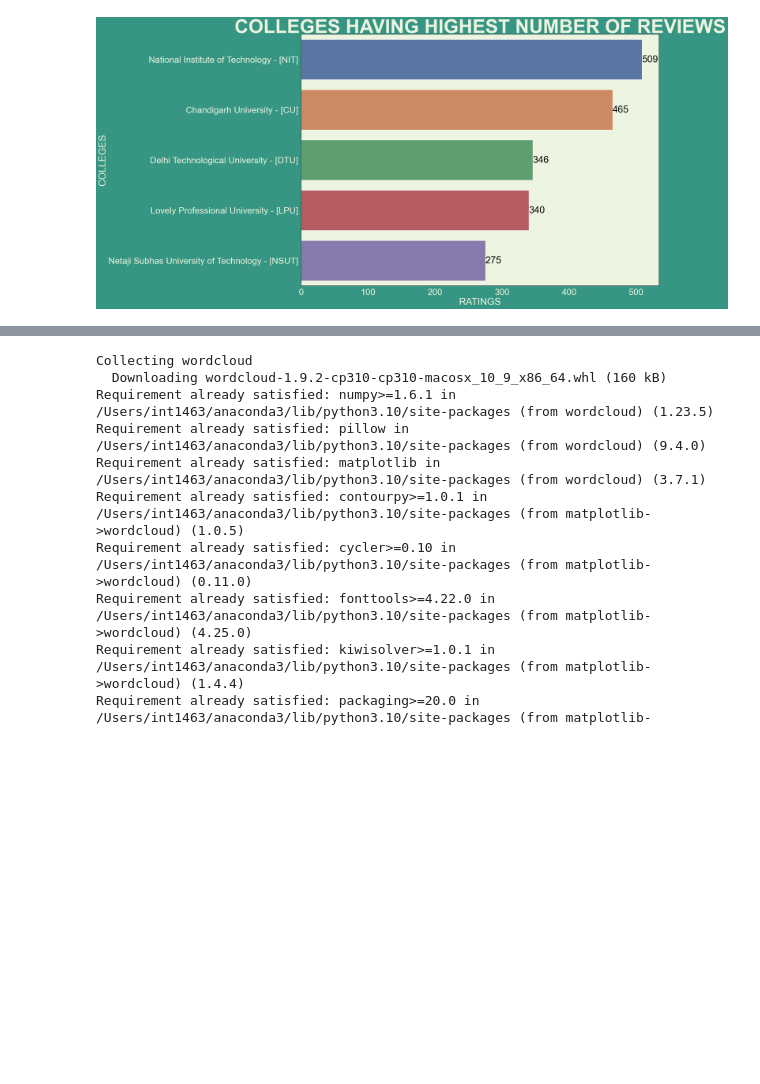
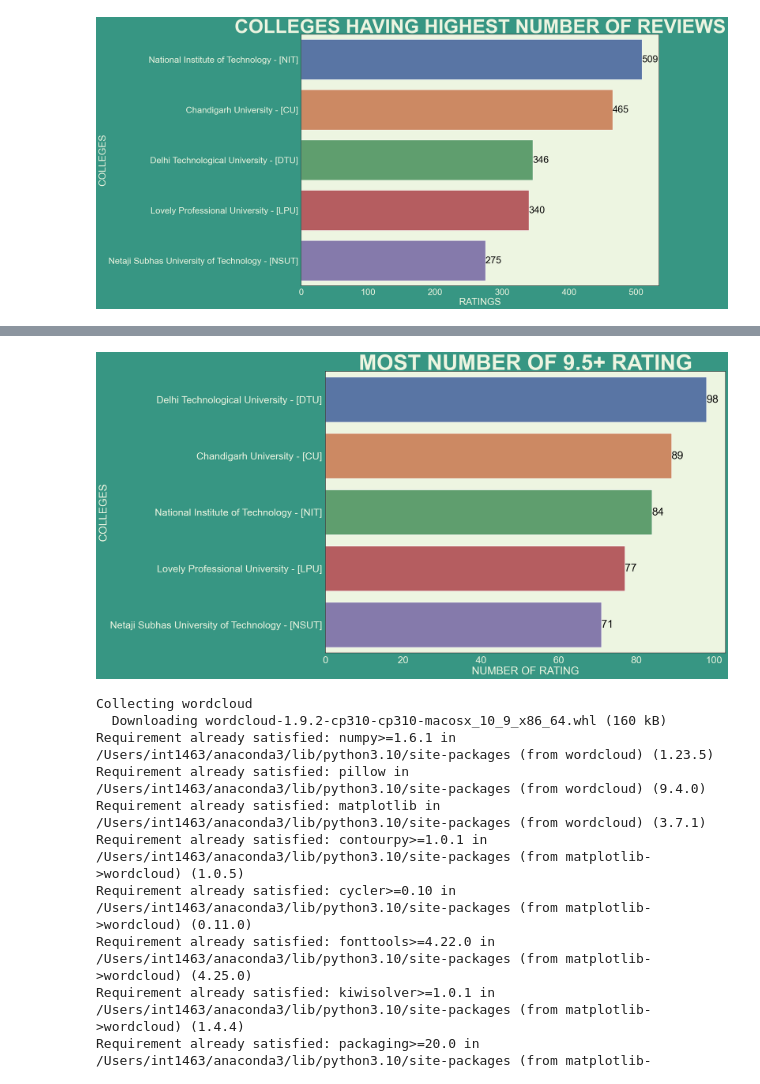
Before and after one commit to prateek-1803/collegegpt, a Jupyter notebook: EDA/EDA.ipynb, the cells around one changed output, grey strips where cells are left out. Cells and saved outputs as stored; diff of their text form; code cells hidden in the pictures; blank space fills up the shorter version.

```diff
--- a/EDA/EDA.ipynb
+++ b/EDA/EDA.ipynb
@@ -283,3 +283,11 @@ plt.subplots_adjust(top=1.2)
 plt.show()
 # %% [output]
 [figure]
+# %%
+max_ratings_by_college = data[data['rating'] > 9].groupby('college')['rating'].count().reset_index()
+
+sorted_max_ratings = max_ratings_by_college.sort_values(by='rating', ascending=False)
+
+max_rating_colleges = sorted_max_ratings.head(5)
+
+max_rating_colleges
@@ -286,3 +301,26 @@ plt.show()
+# %%
+sns.set()
+sns.set(font_scale = 2.5)
+sns.set_style("white", {'axes.facecolor': '#edf5e1' , 'figure.facecolor': '#379683'})
+sns.barplot(x = max_rating_colleges.rating, y = max_rating_colleges.college , orient='h')
+
+ax = plt.gca()
+for i, v in enumerate(max_rating_colleges.rating):
+    ax.text(v, i, str(v), color='black', ha='left', va='center')
+
+title_font = {'fontsize': 60, 'fontweight': 'bold', 'verticalalignment': 'center'}
+plt.title("MOST NUMBER OF 9.5+ RATING", color = '#edf5e1' , **title_font)
+plt.xlabel("NUMBER OF RATING", color = '#edf5e1')
+plt.ylabel("COLLEGES", color = '#edf5e1')
+
+ax.tick_params(axis='x', colors='#edf5e1', font_size = 25)
+ax.tick_params(axis='y', colors='#edf5e1', font_size = 25)
+ax.set_title("MOST NUMBER OF 9.5+ RATING", **title_font, pad=20)
+
+plt.subplots_adjust(top=1.2)
+plt.show()
+# %% [output]
+[figure, added]
 # %%
 # pip install wordcloud
 # %% [output]
```
Also changed, not shown: parts of 2 cells of this notebook, 2 other files.
